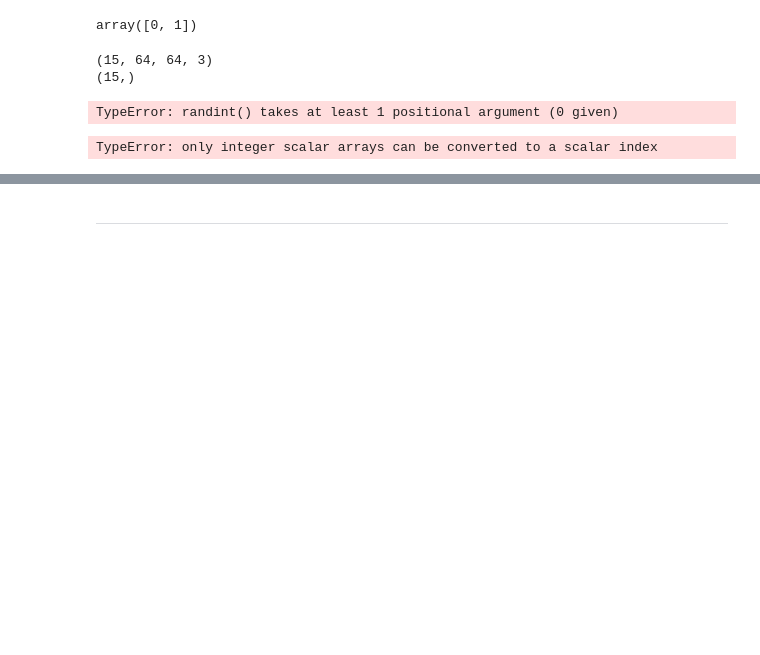
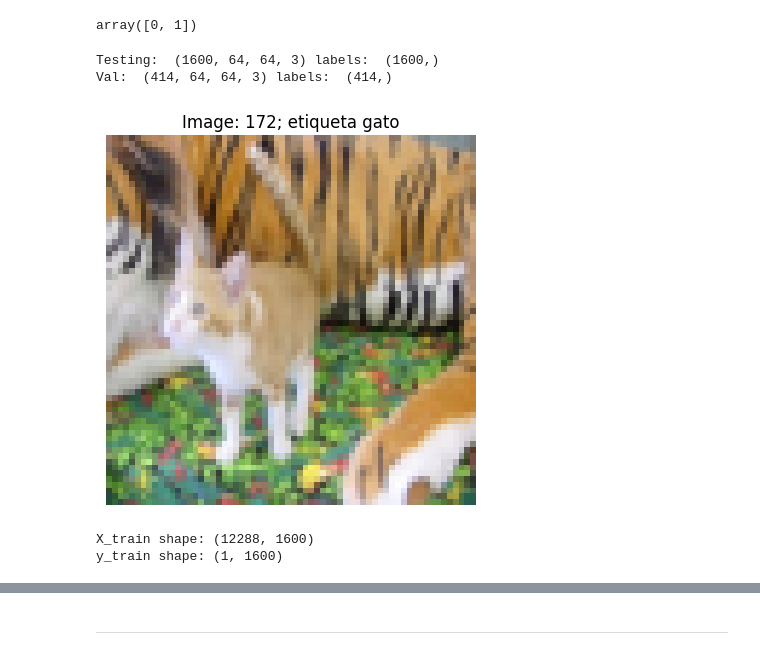
Before and after one commit to JoshuaAv07/MachineLearning, a Jupyter notebook: Deep Learning/clase_perceptron.ipynb, the cells around one changed output, grey strips where cells are left out. Drawn from its saved outputs; the diff is of its cells as text; code cells hidden in the pictures; blank space fills up the shorter version.

```diff
--- a/Deep Learning/clase_perceptron.ipynb
+++ b/Deep Learning/clase_perceptron.ipynb
@@ -57,39 +59,50 @@ np.unique(y_test)
 # %% [output]
 array([0, 1])
-# %%
-X_train = []; y_train = []
-
-for cat in ["cat", "rabbit"]:
-    base_path = "./cat-bunny/test-images/"
-    X, y = load_category(base_path, cat)
-
-    X_train.append(X); y_train.append(y)
-
-X_train = np.vstack([X_train[0], X_train[1]])
-y_train = np.hstack([y_train[0], y_train[1]])
-
-print(X_train.shape)
-print(np.array(y_train).shape)
-# %% [output]
-(15, 64, 64, 3)
-(15,)
+# %%
+# Cargamos los otros datasets
+X_test = []; y_test = [];
+for cat in ["cat", "rabbit"]:
+    base_path = "./cat-bunny/train-cat-rabbit/"
+    X, y = load_category(cat)
+    X_test.append(X); y_test.append(y)
+
+X_test = np.vstack([X_test[0], X_test[1]])
+y_test = np.hstack([y_test[0], y_test[1]])
+
+
+X_val = []; y_val = []
+for cat in ["cat", "rabbit"]:
+    base_path = "./cat-bunny/val-cat-rabbit/"
+    X, y = load_category(cat)
+    X_val.append(X), y_val.append(y)
+
+X_val = np.vstack([X_val[0], X_val[1]])
+y_val = np.hstack([y_val[0], y_val[1]])
+
+print("Testing: ", X_test.shape, "labels: ", y_test.shape)
+print("Val: ", X_val.shape, "labels: ", y_val.shape)
+# %% [output]
+Testing:  (1600, 64, 64, 3) labels:  (1600,)
+Val:  (414, 64, 64, 3) labels:  (414,)
 # %%
 etiquetas = {0:"conejo",
              1:"gato"}
 # %%
-index = np.random.randint()
-plt.inshow(X_train[index])
-#plt.title(f"Imagen {index}; etiqueta: {}")
+index = np.random.randint(len(X_train))
+plt.imshow(X_train[index])
+plt.title(f"Image: {index}; etiqueta {etiquetas[y_train[index]]}")
 plt.axis(False)
 plt.show()
 # %% [output]
-TypeError: randint() takes at least 1 positional argument (0 given)
+[figure, added]
 # %%
-X_train_f = X_train.reshape(X_train[0], 64*64*3).T
-y_train_f = y_train.reshape(y_train[0], -1).T
+# Aplanando las imagenes.
+X_train_f = X_train.reshape(X_train.shape[0], -1).T
+y_train_f = y_train.reshape(y_train.shape[0], -1).T # ajustamos a forma vector
 
-print(X_train_f.shape)
-print(y_train_f.shape)
+print(f"X_train shape: {X_train_f.shape}")
+print(f"y_train shape: {y_train_f.shape}")
 # %% [output]
-TypeError: only integer scalar arrays can be converted to a scalar index
+X_train shape: (12288, 1600)
+y_train shape: (1, 1600)
 # %%
```
Also changed, not shown: parts of 16 cells of this notebook, 6 other files.
